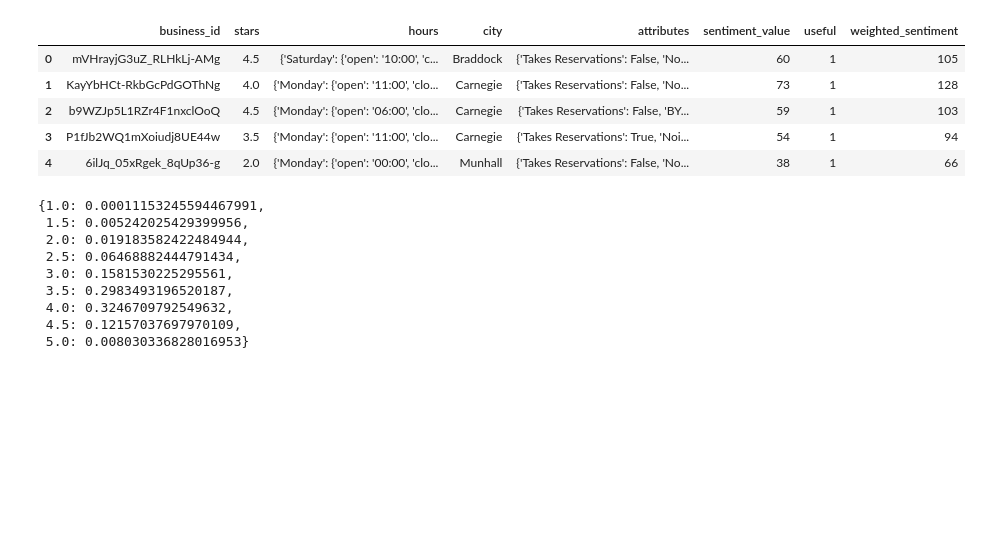
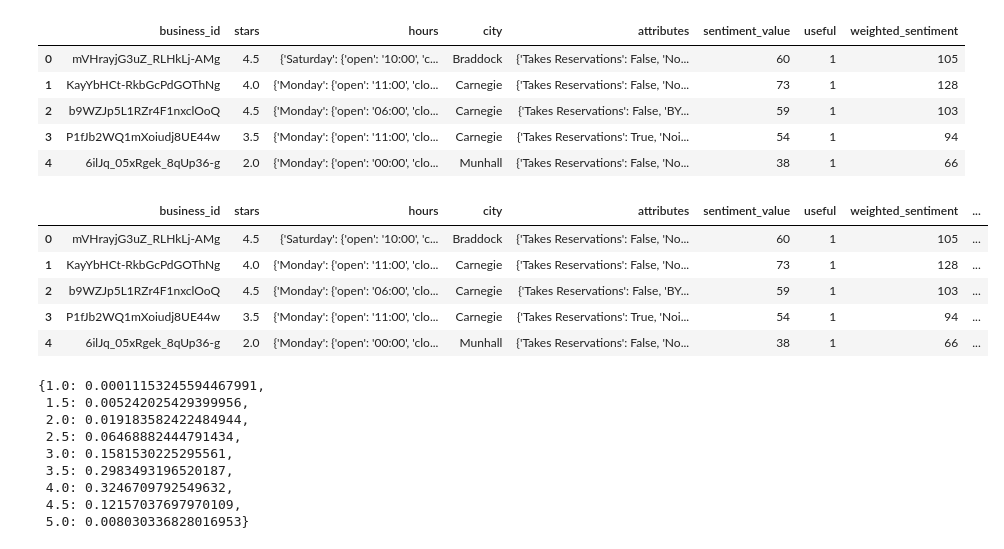
Before and after one commit to Raul818/yelp-dataset-challenge, a Jupyter notebook: demo/Analysis.ipynb, the cells around one changed output. Saved outputs shown, nothing was run; the diff lists cells and outputs as text; code cells hidden in the pictures; blank space fills up the shorter version.

Commit message:
Integrated checkin and tip sentiment

```diff
--- a/demo/Analysis.ipynb
+++ b/demo/Analysis.ipynb
@@ -86,3 +86,22 @@ df_bus_review_merged.head()
 | 2 | b9WZJp5L1RZr4F1nxclOoQ | 4.5 | {'Monday': {'open': '06:00', 'clo... | Carnegie | {'Takes Reservations': False, 'BY... | 59 | 1 | 103 |
 | 3 | P1fJb2WQ1mXoiudj8UE44w | 3.5 | {'Monday': {'open': '11:00', 'clo... | Carnegie | {'Takes Reservations': True, 'Noi... | 54 | 1 | 94 |
 | 4 | 6ilJq_05xRgek_8qUp36-g | 2.0 | {'Monday': {'open': '00:00', 'clo... | Munhall | {'Takes Reservations': False, 'No... | 38 | 1 | 66 |
+# %%
+def get_merged_tip_sentiments():
+    df_sentiment = pd.read_json('../out/yelp_academic_dataset_tip_sentiment.json', lines=True)[['business_id','sentiment_value','user_id']]
+    df_sentiment['tip_sentiment_value'] = normalize_values(df_sentiment['sentiment_value'])
+    df_sentiment_business = df_sentiment.groupby('business_id',as_index=False)[['tip_sentiment_value']].mean()
+    df_sentiment_business['tip_sentiment_value'] = discretize_values(df_sentiment_business['tip_sentiment_value'],100)
+    df_bus_review_tip_merged = pd.merge(df_bus_review_merged,df_sentiment_business, how='left',
+                                         on=['business_id', 'business_id'])
+    return df_bus_review_tip_merged
+# %%
+df_bus_review_tip_merged = get_merged_tip_sentiments()
+df_bus_review_tip_merged.head()
+# %% [output]
+|  | business_id | stars | hours | city | attributes | sentiment_value | useful | weighted_sentiment | ... |
+| 0 | mVHrayjG3uZ_RLHkLj-AMg | 4.5 | {'Saturday': {'open': '10:00', 'c... | Braddock | {'Takes Reservations': False, 'No... | 60 | 1 | 105 | ... |
+| 1 | KayYbHCt-RkbGcPdGOThNg | 4.0 | {'Monday': {'open': '11:00', 'clo... | Carnegie | {'Takes Reservations': False, 'No... | 73 | 1 | 128 | ... |
+| 2 | b9WZJp5L1RZr4F1nxclOoQ | 4.5 | {'Monday': {'open': '06:00', 'clo... | Carnegie | {'Takes Reservations': False, 'BY... | 59 | 1 | 103 | ... |
+| 3 | P1fJb2WQ1mXoiudj8UE44w | 3.5 | {'Monday': {'open': '11:00', 'clo... | Carnegie | {'Takes Reservations': True, 'Noi... | 54 | 1 | 94 | ... |
+| 4 | 6ilJq_05xRgek_8qUp36-g | 2.0 | {'Monday': {'open': '00:00', 'clo... | Munhall | {'Takes Reservations': False, 'No... | 38 | 1 | 66 | ... |
```
Also changed, not shown: parts of 7 cells of this notebook.
